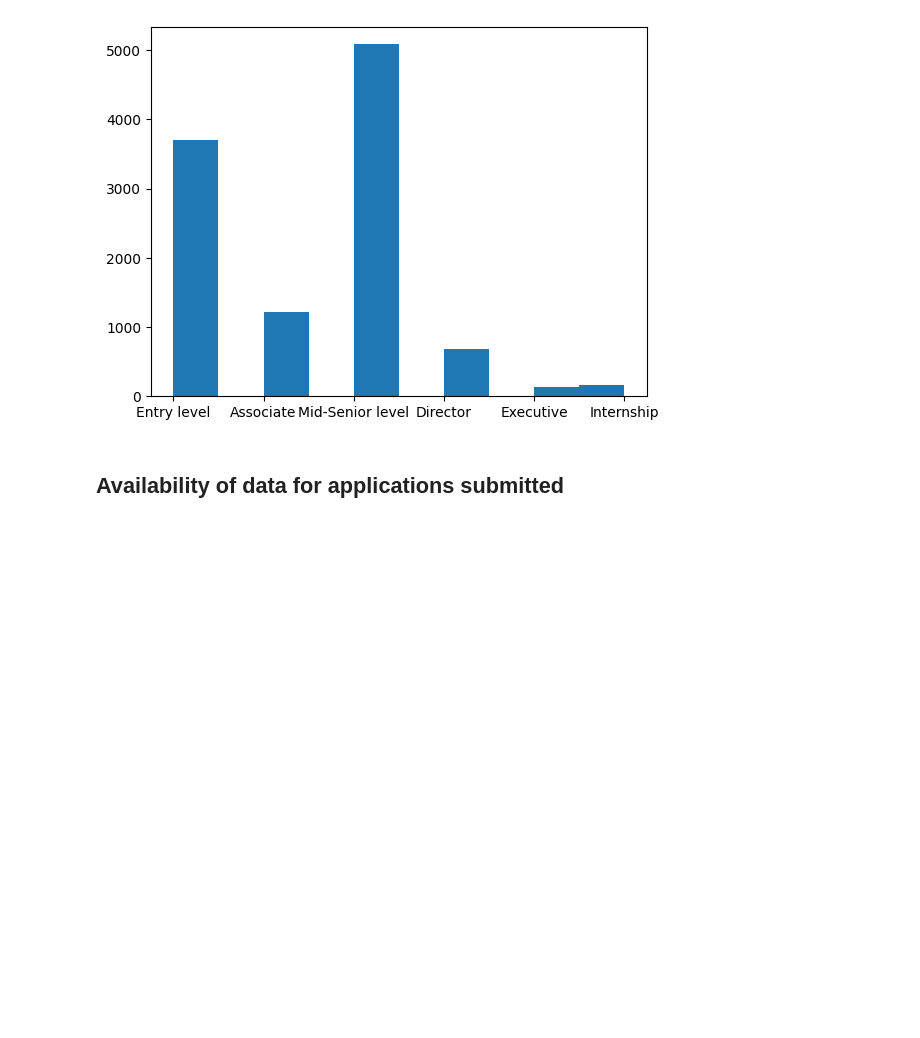
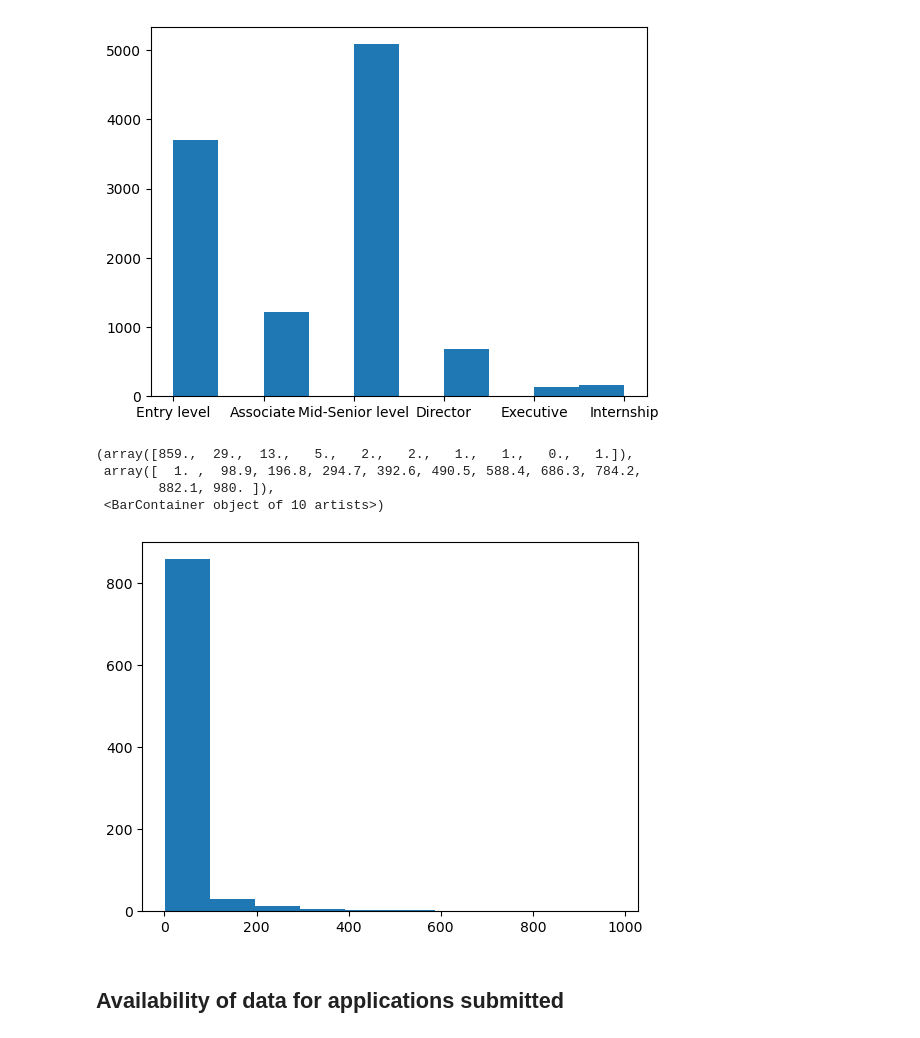
Before and after one commit to devinsuy/DataScience-Jobs-Viz, a Jupyter notebook: notebooks/python/LinkedIn Dataset/EDA_Job_Listings.ipynb, the cells around one changed output. Cells and saved outputs as stored; diff of their text form; code cells hidden in the pictures; blank space fills up the shorter version.

```diff
--- a/notebooks/python/EDA_Job_Listings.ipynb
+++ b/notebooks/python/LinkedIn Dataset/EDA_Job_Listings.ipynb
@@ -182,0 +250,3 @@ Name: formatted_experience_level, Length: 10984, dtype: object
+# %%
+df_associate = df_jobs_exp[df_jobs_exp['formatted_experience_level'] == 'Associate']
+df_associate['applies'].mean()
@@ -188,6 +273,14 @@ plt.hist(df_jobs_exp['formatted_experience_level'])
  array([0. , 0.5, 1. , 1.5, 2. , 2.5, 3. , 3.5, 4. , 4.5, 5. ]),
  <BarContainer object of 10 artists>)
 [figure]
+# %%
+plt.hist(df_associate['applies'])
+# %% [output]
+(array([859.,  29.,  13.,   5.,   2.,   2.,   1.,   1.,   0.,   1.]),
+ array([  1. ,  98.9, 196.8, 294.7, 392.6, 490.5, 588.4, 686.3, 784.2,
+        882.1, 980. ]),
+ <BarContainer object of 10 artists>)
+[figure, added]
 # %% [markdown]
 ## Availability of data for applications submitted
 # %%
```
Also changed, not shown: parts of 15 cells of this notebook, 4 other files.
